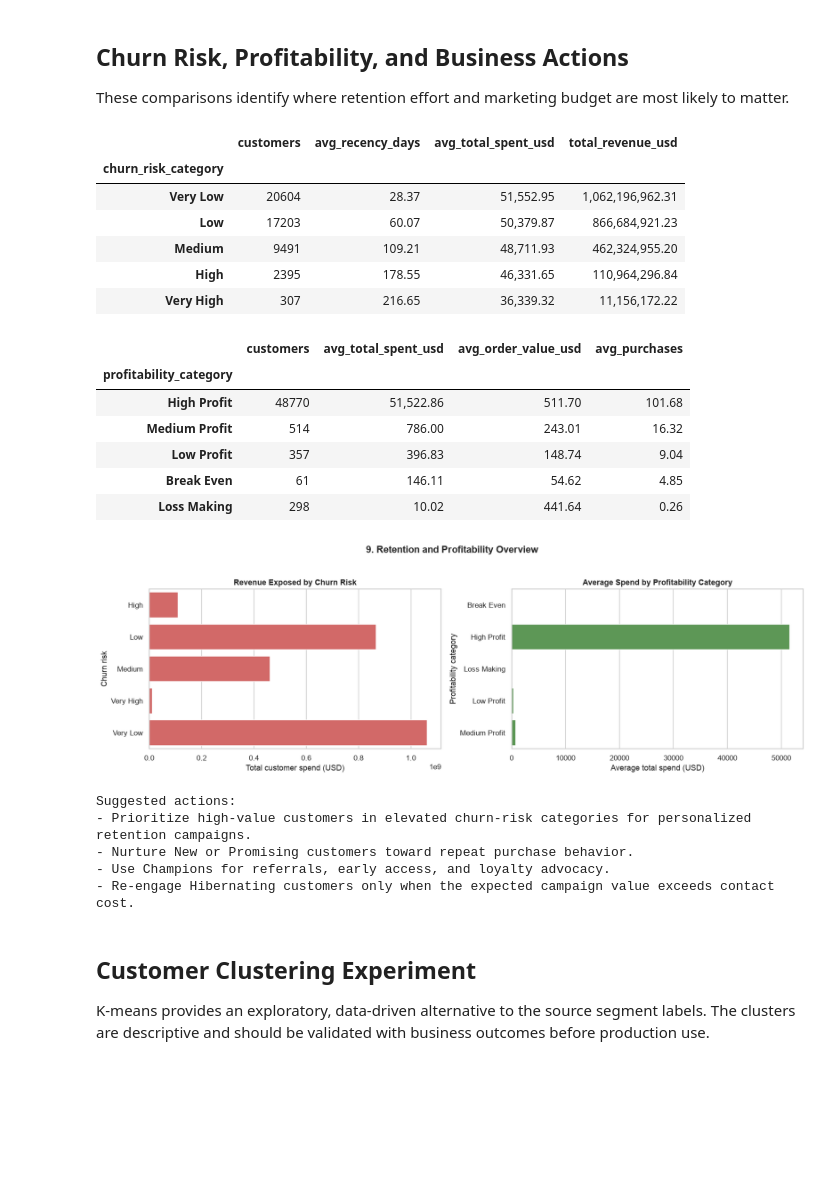
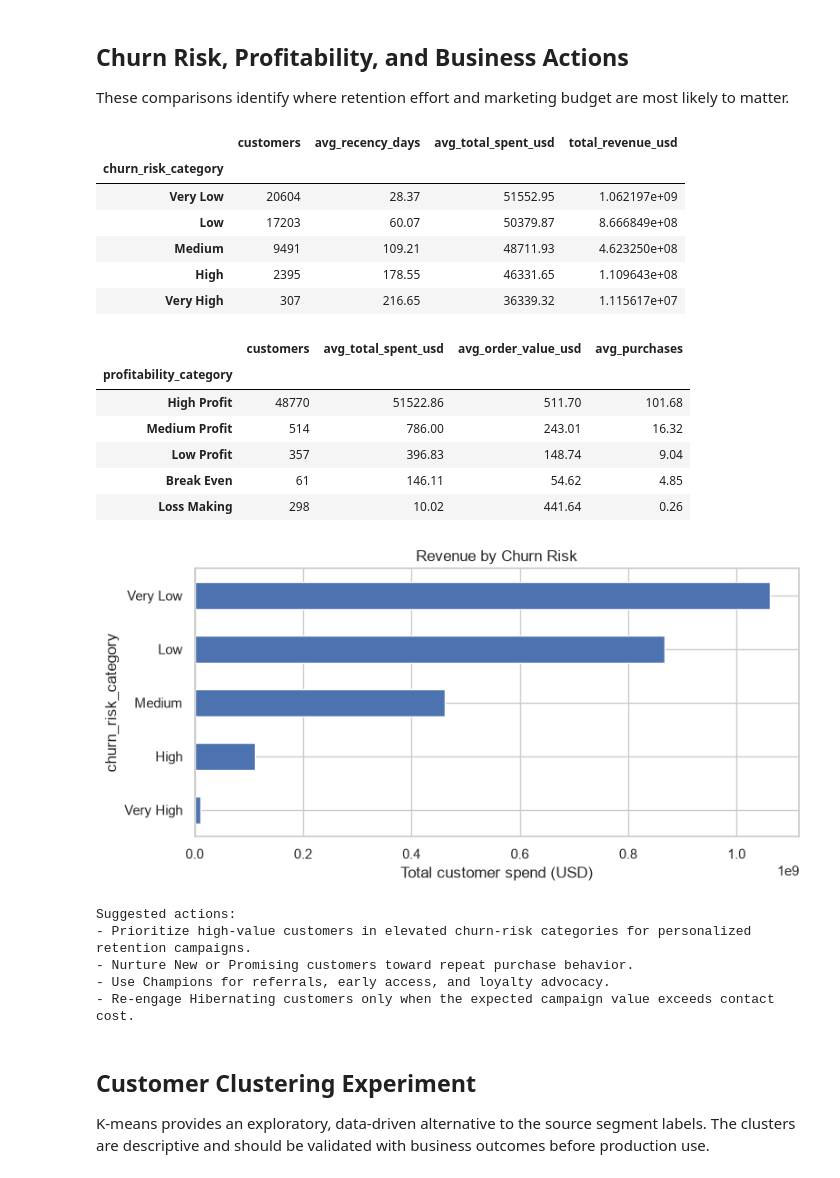
Before and after one commit to yezaw-zafki/Industrial-Analysis-EDA, a Jupyter notebook: E-commerace Customer Segmentation.ipynb, the cells around one changed output. Drawn from its saved outputs; the diff is of its cells as text; code cells hidden in the pictures; blank space fills up the shorter version.

```diff
--- a/E-commerace Customer Segmentation.ipynb
+++ b/E-commerace Customer Segmentation.ipynb
@@ -39,13 +24,9 @@ csv_files = sorted(data_dir.rglob("*.csv"))
 if not csv_files:
     raise FileNotFoundError(f"No CSV files found in {data_dir}")
 
-raw_df = pd.read_csv(csv_files[0])
-df = optimize_dataframe_memory(raw_df)
-del raw_df
-
-memory_mb = df.memory_usage(deep=True).sum() / 1024**2
+df = pd.read_csv(csv_files[0])
 print(f"Loaded file: {csv_files[0].name}")
-print(f"Rows: {len(df):,} | Columns: {df.shape[1]:,} | Memory: {memory_mb:.2f} MB")
+print(f"Rows: {len(df):,} | Columns: {df.shape[1]:,}")
 # %% [output]
 Dataset path: /Users/yezawmyint/.cache/kagglehub/datasets/datascikhan/e-commerce-customer-segmentation-2026/versions/1
 Loaded file: E-commerce_Customer_Segmentation_2026.csv
@@ -335,3 +209,0 @@ plot_no += 1
-# %%
-sns.set_style('whitegrid')
-sns.set_context('notebook')
@@ -746,65 +514,46 @@ profitability_summary = (
     .groupby("profitability_category", observed=True)
     .agg(
         customers=("customer_id", "nunique"),
         avg_total_spent_usd=("total_spent_usd", "mean"),
         avg_order_value_usd=("avg_order_value_usd", "mean"),
         avg_purchases=("total_purchases", "mean"),
     )
     .sort_values("avg_total_spent_usd", ascending=False)
     .round(2)
 )
 
 display(churn_summary)
 display(profitability_summary)
 
-fig, axes = plt.subplots(1, 2, figsize=(15, 5))
-churn_plot = churn_summary.sort_values("total_revenue_usd")
-sns.barplot(
-    x=churn_plot["total_revenue_usd"],
-    y=churn_plot.index,
-    ax=axes[0],
-    color=PALETTE["red"],
+churn_summary["total_revenue_usd"].sort_values().plot.barh(
+    figsize=(8, 4),
+    title="Revenue by Churn Risk",
 )
-axes[0].set_title("Revenue Exposed by Churn Risk")
-axes[0].set_xlabel("Total customer spend (USD)")
-axes[0].set_ylabel("Churn risk")
-
-profit_plot = profitability_summary.sort_values("avg_total_spent_usd")
-sns.barplot(
-    x=profit_plot["avg_total_spent_usd"],
-    y=profit_plot.index,
-    ax=axes[1],
-    color=PALETTE["green"],
-)
-axes[1].set_title("Average Spend by Profitability Category")
-axes[1].set_xlabel("Average total spend (USD)")
-axes[1].set_ylabel("Profitability category")
-
-plot_no = globals().get("plot_no", 1)
-show_fig(fig, f"{plot_no}. Retention and Profitability Overview")
-plot_no += 1
+plt.xlabel("Total customer spend (USD)")
+plt.tight_layout()
+plt.show()
 
 print("Suggested actions:")
 print("- Prioritize high-value customers in elevated churn-risk categories for personalized retention campaigns.")
 print("- Nurture New or Promising customers toward repeat purchase behavior.")
 print("- Use Champions for referrals, early access, and loyalty advocacy.")
 print("- Re-engage Hibernating customers only when the expected campaign value exceeds contact cost.")
 # %% [output]
 |  | customers | avg_recency_days | avg_total_spent_usd | total_revenue_usd |
 | churn_risk_category |  |  |  |  |
-| Very Low | 20604 | 28.37 | 51,552.95 | 1,062,196,962.31 |
-| Low | 17203 | 60.07 | 50,379.87 | 866,684,921.23 |
-| Medium | 9491 | 109.21 | 48,711.93 | 462,324,955.20 |
-| High | 2395 | 178.55 | 46,331.65 | 110,964,296.84 |
-| Very High | 307 | 216.65 | 36,339.32 | 11,156,172.22 |
+| Very Low | 20604 | 28.37 | 51552.95 | 1.062197e+09 |
+| Low | 17203 | 60.07 | 50379.87 | 8.666849e+08 |
+| Medium | 9491 | 109.21 | 48711.93 | 4.623250e+08 |
+| High | 2395 | 178.55 | 46331.65 | 1.109643e+08 |
+| Very High | 307 | 216.65 | 36339.32 | 1.115617e+07 |
 |  | customers | avg_total_spent_usd | avg_order_value_usd | avg_purchases |
 | profitability_category |  |  |  |  |
-| High Profit | 48770 | 51,522.86 | 511.70 | 101.68 |
+| High Profit | 48770 | 51522.86 | 511.70 | 101.68 |
 | Medium Profit | 514 | 786.00 | 243.01 | 16.32 |
 | Low Profit | 357 | 396.83 | 148.74 | 9.04 |
 | Break Even | 61 | 146.11 | 54.62 | 4.85 |
 | Loss Making | 298 | 10.02 | 441.64 | 0.26 |
-[figure, old version]
+[figure, new version]
 Suggested actions:
 - Prioritize high-value customers in elevated churn-risk categories for personalized retention campaigns.
 - Nurture New or Promising customers toward repeat purchase behavior.
```
Also changed, not shown: parts of 30 cells of this notebook, 1 other file.
